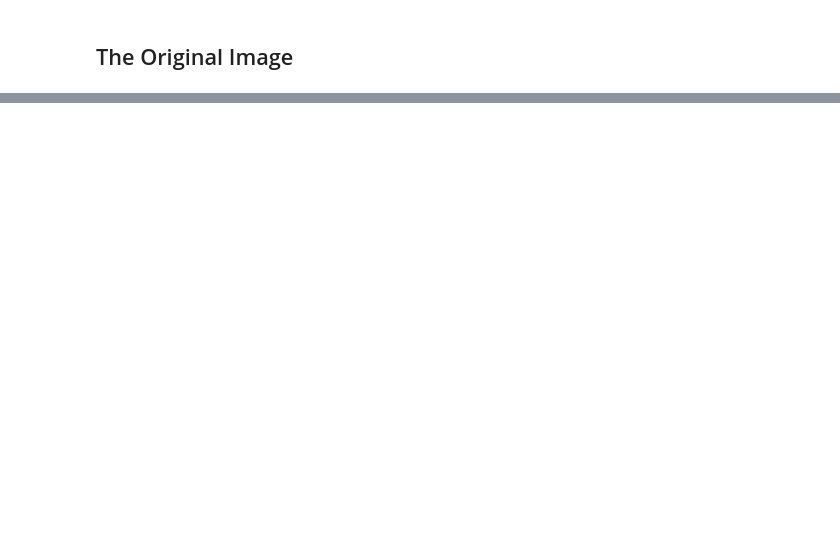
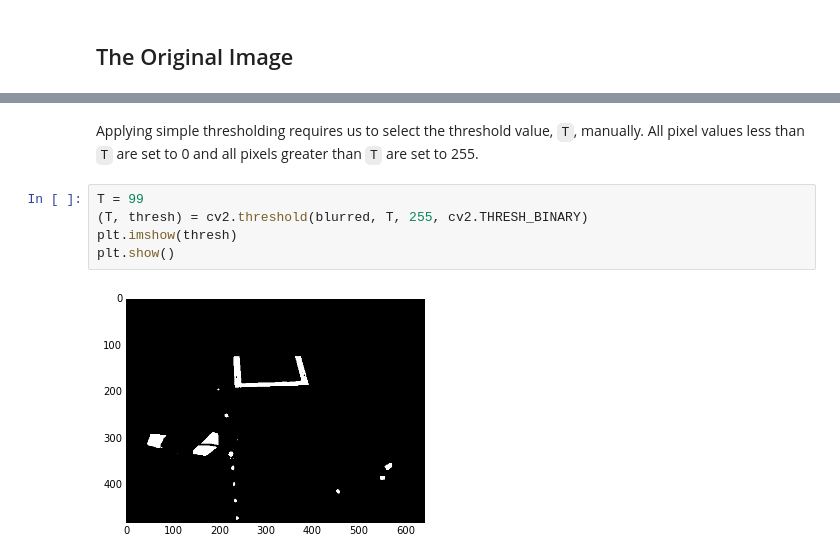
Before and after one commit to jhh/sf, a Jupyter notebook: notebooks/Masking the Target.ipynb, the cells around one changed output, grey strips where cells are left out. Saved outputs shown, nothing was run; the diff lists cells and outputs as text; blank space fills up the shorter version.

```diff
--- a/notebooks/Masking the Target.ipynb
+++ b/notebooks/Masking the Target.ipynb
@@ -21,0 +30,9 @@ display(image)
+# %% [markdown]
+Applying simple thresholding requires us to select the threshold value, `T`, manually. All pixel values less than `T` are set to 0 and all pixels greater than `T` are set to 255.
+# %%
+T = 99
+(T, thresh) = cv2.threshold(blurred, T, 255, cv2.THRESH_BINARY)
+plt.imshow(thresh)
+plt.show()
+# %% [output]
+[figure, added]
```
Also changed, not shown: parts of 5 cells of this notebook.
